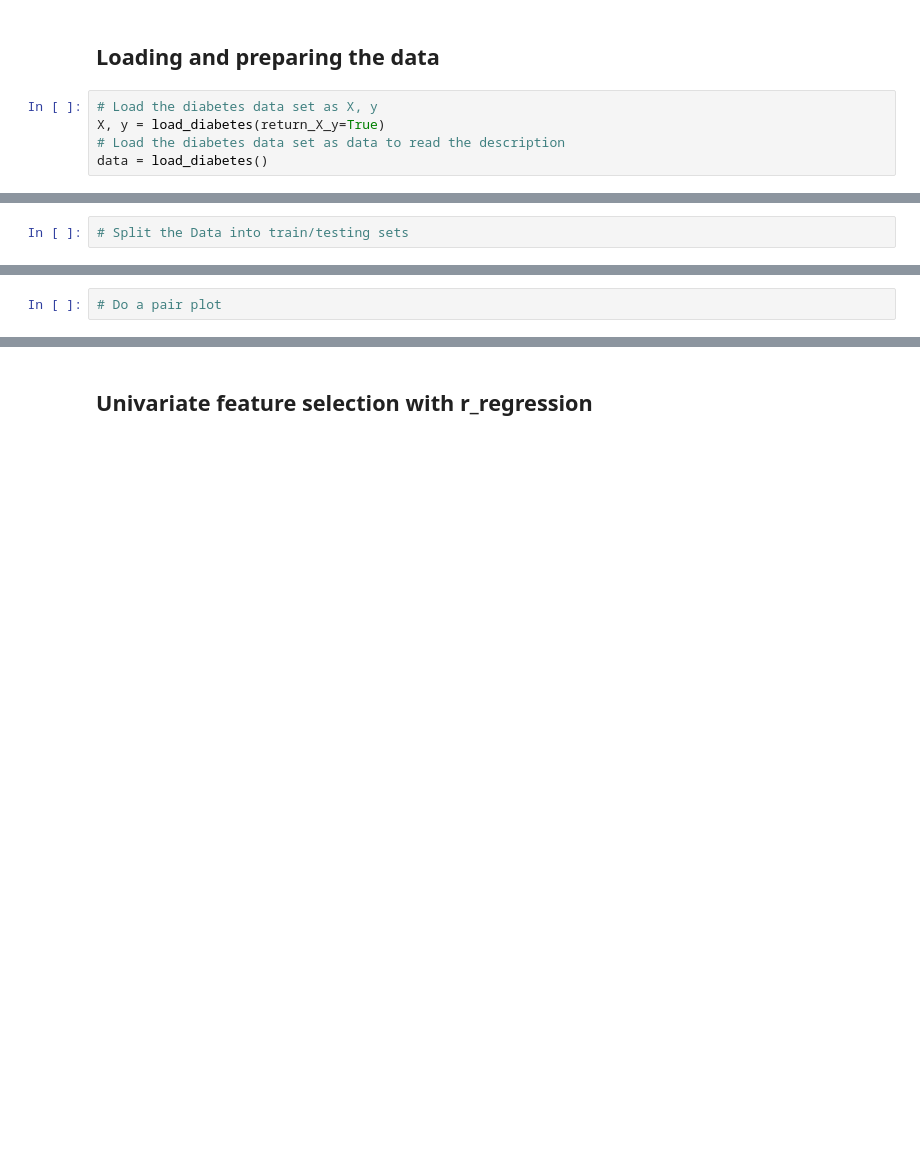
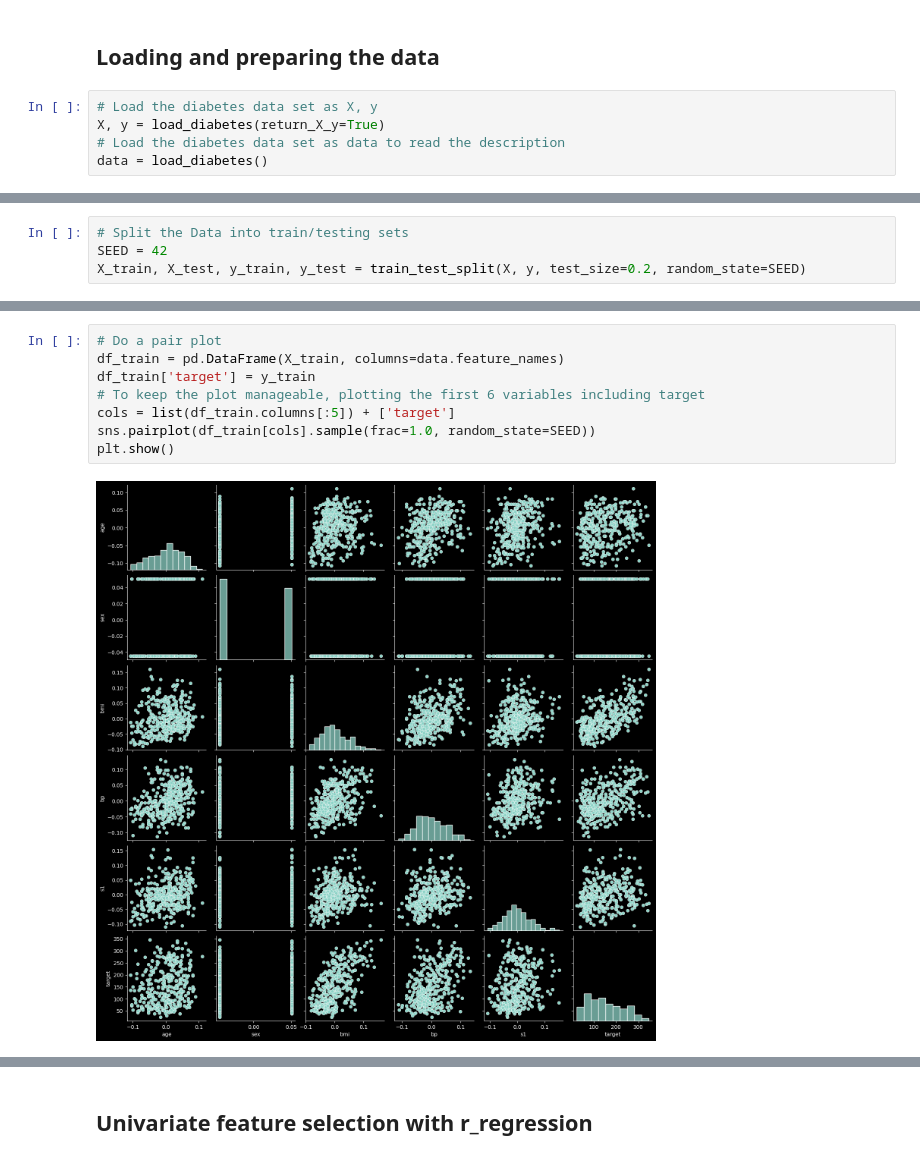
Before and after one commit to DataScienceAndEngineering/hw4p6-Awesome-Angel715, a Jupyter notebook: dsei2100s26hw4p6-feature-selection.ipynb, the cells around one changed output, grey strips where cells are left out. Drawn from its saved outputs; the diff is of its cells as text; blank space fills up the shorter version.

```diff
--- a/dsei2100s26hw4p6-feature-selection.ipynb
+++ b/dsei2100s26hw4p6-feature-selection.ipynb
@@ -60,4 +83,6 @@ data = load_diabetes()
 # %%
 # Split the Data into train/testing sets
+SEED = 42
+X_train, X_test, y_train, y_test = train_test_split(X, y, test_size=0.2, random_state=SEED)
 # %%
 # Check the shapes
@@ -64,5 +102,13 @@ data = load_diabetes()
 # %%
 # Do a pair plot
+df_train = pd.DataFrame(X_train, columns=data.feature_names)
+df_train['target'] = y_train
+# To keep the plot manageable, plotting the first 6 variables including target
+cols = list(df_train.columns[:5]) + ['target']
+sns.pairplot(df_train[cols].sample(frac=1.0, random_state=SEED))
+plt.show()
+# %% [output]
+[figure, added]
 # %% [markdown]
 Q: What does the EDA tell you about the data?
 
```
Also changed, not shown: parts of 14 cells of this notebook.
